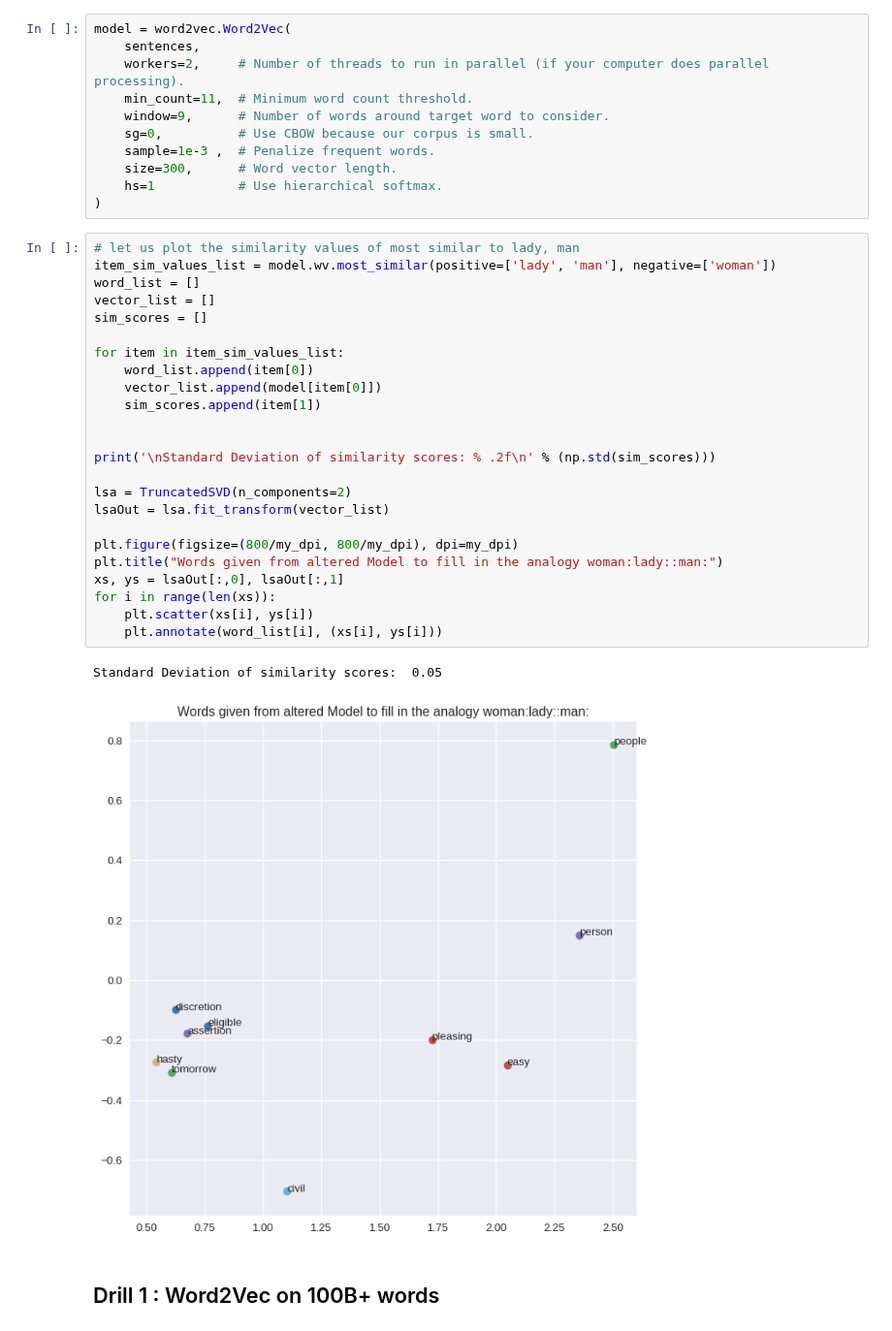
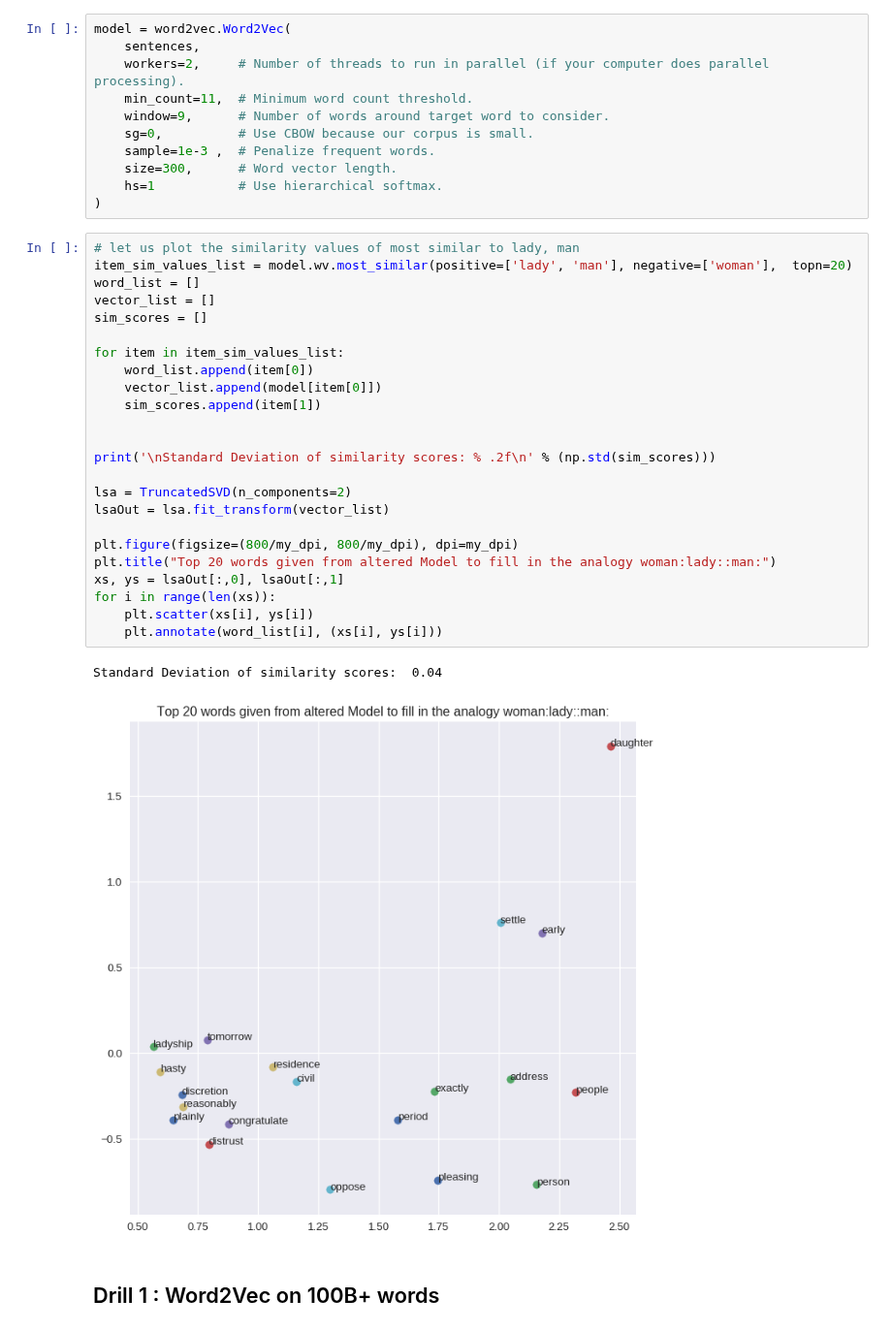
Before and after one commit to 315iah515/Thinkful-Notebooks, a Jupyter notebook: Bootcamp/Unsupervised/NaturalLanguageProcessing/UnsupervisedNeuralNetwork.ipynb, the cells around one changed output. Shown at 97% size. Saved outputs shown, nothing was run; the diff lists cells and outputs as text.

Commit message:
The number of words plotted for the completion of the analogy increased from 10 to 20, discussion altered slightly to accommodate new results.

```diff
--- a/Bootcamp/Unsupervised/NaturalLanguageProcessing/UnsupervisedNeuralNetwork.ipynb
+++ b/Bootcamp/Unsupervised/NaturalLanguageProcessing/UnsupervisedNeuralNetwork.ipynb
@@ -161,31 +161,31 @@ model = word2vec.Word2Vec(
 )
 # %%
 # let us plot the similarity values of most similar to lady, man
-item_sim_values_list = model.wv.most_similar(positive=['lady', 'man'], negative=['woman'])
+item_sim_values_list = model.wv.most_similar(positive=['lady', 'man'], negative=['woman'],  topn=20)
 word_list = []
 vector_list = []
 sim_scores = []
 
 for item in item_sim_values_list:
     word_list.append(item[0])
     vector_list.append(model[item[0]])
     sim_scores.append(item[1])
 
 
 print('\nStandard Deviation of similarity scores: % .2f\n' % (np.std(sim_scores)))
 
 lsa = TruncatedSVD(n_components=2)
 lsaOut = lsa.fit_transform(vector_list)
 
 plt.figure(figsize=(800/my_dpi, 800/my_dpi), dpi=my_dpi)
-plt.title("Words given from altered Model to fill in the analogy woman:lady::man:")
+plt.title("Top 20 words given from altered Model to fill in the analogy woman:lady::man:")
 xs, ys = lsaOut[:,0], lsaOut[:,1]
 for i in range(len(xs)):
     plt.scatter(xs[i], ys[i])
     plt.annotate(word_list[i], (xs[i], ys[i]))
 # %% [output]
-Standard Deviation of similarity scores:  0.05
+Standard Deviation of similarity scores:  0.04
-[figure, old version]
+[figure, new version]
 # %% [markdown]
 ## Drill 1 : Word2Vec on 100B+ words
 # %%
```
Also changed, not shown: parts of 2 cells of this notebook.
